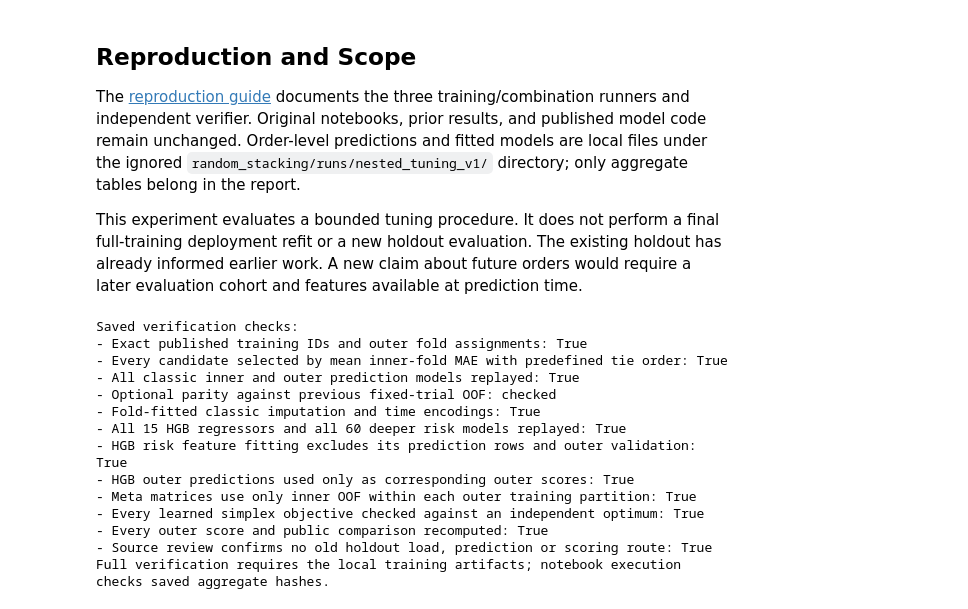
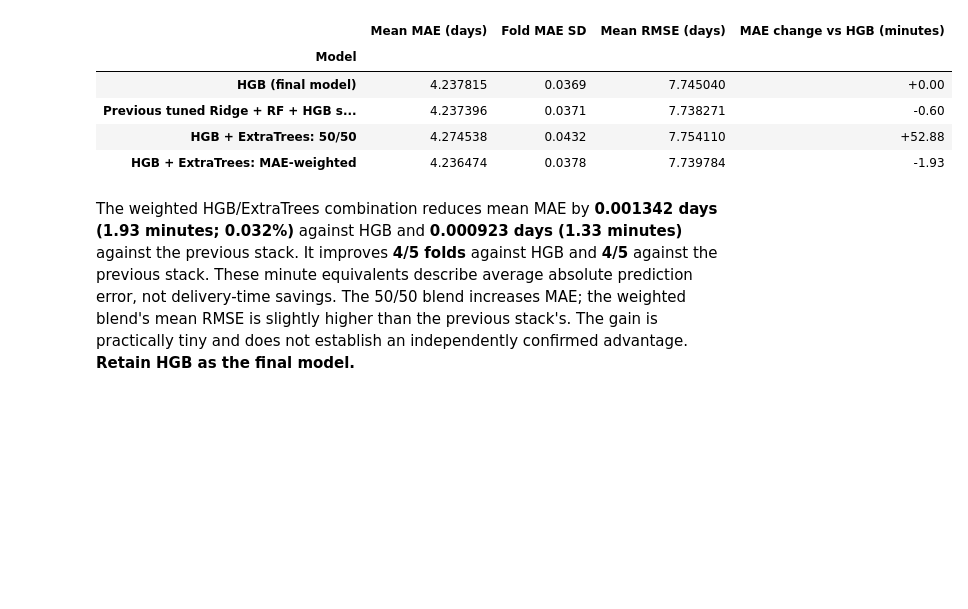
Before and after one commit to IT5006-Group9/IT5006-Group9-Olist-Project, a Jupyter notebook: Phase 2/Regression/delivery_regression_best/notebooks/tuned_stacking_comparison.ipynb, the cells around one changed output. Drawn from its saved outputs; the diff is of its cells as text; code cells hidden in the pictures; blank space fills up the shorter version.

```diff
--- a/Phase 2/Regression/delivery_regression_best/notebooks/tuned_stacking_comparison.ipynb
+++ b/Phase 2/Regression/delivery_regression_best/notebooks/tuned_stacking_comparison.ipynb
@@ -200,26 +106,26 @@ plt.show()
-# %% [markdown]
-## Reproduction and Scope
-
-The [reproduction guide](../../random_stacking/nested_tuning/README.md) documents the three training/combination runners and independent verifier. Original notebooks, prior results, and published model code remain unchanged. Order-level predictions and fitted models are local files under the ignored `random_stacking/runs/nested_tuning_v1/` directory; only aggregate tables belong in the report.
-
-This experiment evaluates a bounded tuning procedure. It does not perform a final full-training deployment refit or a new holdout evaluation. The existing holdout has already informed earlier work. A new claim about future orders would require a later evaluation cohort and features available at prediction time.
-# %%
-print("Saved verification checks:")
-for name, value in validation.get("checks", {}).items():
-    print(f"- {name}: {value}")
-print("Full verification requires the local training artifacts; notebook execution checks saved aggregate hashes.")
-# %% [output]
-Saved verification checks:
-- Exact published training IDs and outer fold assignments: True
-- Every candidate selected by mean inner-fold MAE with predefined tie order: True
-- All classic inner and outer prediction models replayed: True
-- Optional parity against previous fixed-trial OOF: checked
-- Fold-fitted classic imputation and time encodings: True
-- All 15 HGB regressors and all 60 deeper risk models replayed: True
-- HGB risk feature fitting excludes its prediction rows and outer validation: True
-- HGB outer predictions used only as corresponding outer scores: True
-- Meta matrices use only inner OOF within each outer training partition: True
-- Every learned simplex objective checked against an independent optimum: True
-- Every outer score and public comparison recomputed: True
-- Source review confirms no old holdout load, prediction or scoring route: True
-Full verification requires the local training artifacts; notebook execution checks saved aggregate hashes.
+# %%
+main = fc.loc[main_ids, ["mean_fold_MAE_days", "fold_MAE_SD_days", "mean_fold_RMSE_days"]].copy()
+main["MAE change vs HGB (minutes)"] = (main.mean_fold_MAE_days - fc.loc["hgb", "mean_fold_MAE_days"]) * 1440
+main.index = pd.Index(main_labels, name="Model")
+main = main.rename(columns={"mean_fold_MAE_days": "Mean MAE (days)", "fold_MAE_SD_days": "Fold MAE SD",
+                            "mean_fold_RMSE_days": "Mean RMSE (days)"})
+display(formatted_table(main, {"Mean MAE (days)": "{:.6f}", "Fold MAE SD": "{:.4f}",
+                           "Mean RMSE (days)": "{:.6f}", "MAE change vs HGB (minutes)": "{:+.2f}"}))
+better_hgb = int((fold_mae.stack_hgb_extra_trees < fold_mae.hgb).sum())
+better_previous = int((fold_mae.stack_hgb_extra_trees < fold_mae.previous_stack).sum())
+display(Markdown(
+    f"The weighted HGB/ExtraTrees combination reduces mean MAE by **{gain_hgb:.6f} days "
+    f"({gain_hgb * 1440:.2f} minutes; {gain_hgb / fc.loc['hgb', 'mean_fold_MAE_days'] * 100:.3f}%)** "
+    f"against HGB and **{gain_previous:.6f} days ({gain_previous * 1440:.2f} minutes)** against the previous stack. "
+    f"It improves **{better_hgb}/{outer_folds} folds** against HGB and **{better_previous}/{outer_folds}** against the previous stack. "
+    "These minute equivalents describe average absolute prediction error, not delivery-time savings. "
+    "The 50/50 blend increases MAE; the weighted blend's mean RMSE is slightly higher than the previous stack's. "
+    "The gain is practically tiny and does not establish an independently confirmed advantage. **Retain HGB as the final model.**"))
+# %% [output]
+|  | Mean MAE (days) | Fold MAE SD | Mean RMSE (days) | MAE change vs HGB (minutes) |
+| Model |  |  |  |  |
+| HGB (final model) | 4.237815 | 0.0369 | 7.745040 | +0.00 |
+| Previous tuned Ridge + RF + HGB s... | 4.237396 | 0.0371 | 7.738271 | -0.60 |
+| HGB + ExtraTrees: 50/50 | 4.274538 | 0.0432 | 7.754110 | +52.88 |
+| HGB + ExtraTrees: MAE-weighted | 4.236474 | 0.0378 | 7.739784 | -1.93 |
+The weighted HGB/ExtraTrees combination reduces mean MAE by **0.001342 days (1.93 minutes; 0.032%)** against HGB and **0.000923 days (1.33 minutes)** against the previous stack. It improves **4/5 folds** against HGB and **4/5** against the previous stack. These minute equivalents describe average absolute prediction error, not delivery-time savings. The 50/50 blend increases MAE; the weighted blend's mean RMSE is slightly higher than the previous stack's. The gain is practically tiny and does not establish an independently confirmed advantage. **Retain HGB as the final model.**
```
Also changed, not shown: parts of 22 cells of this notebook, 21 other files.
